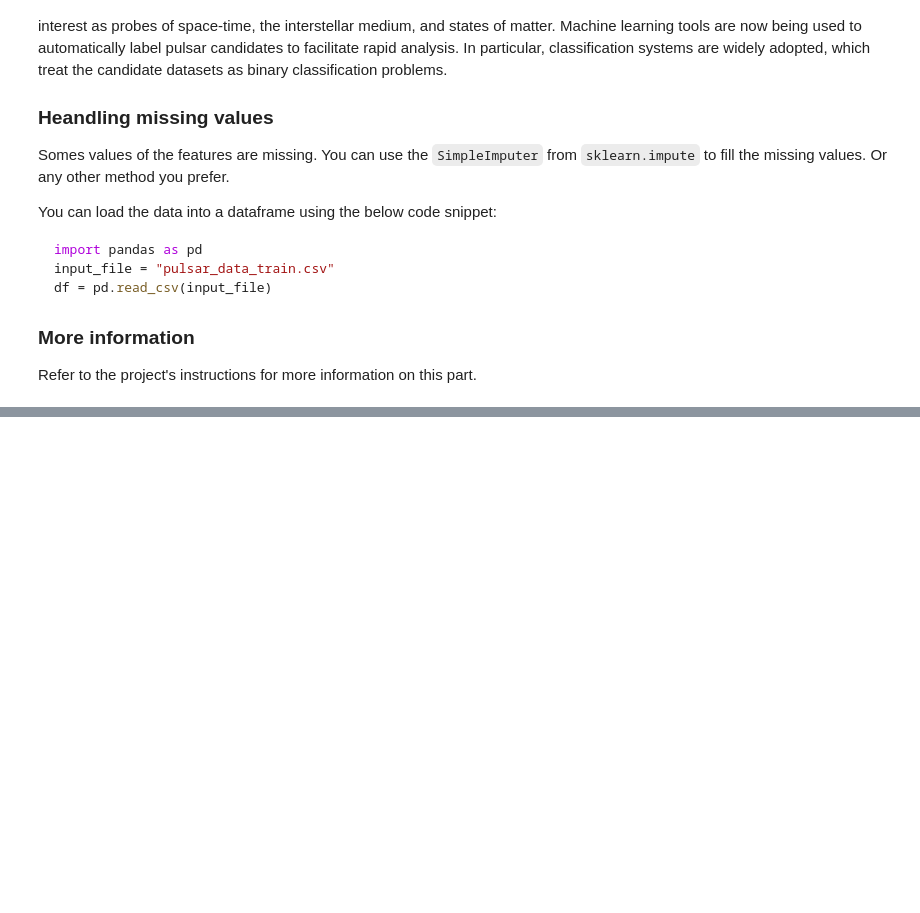
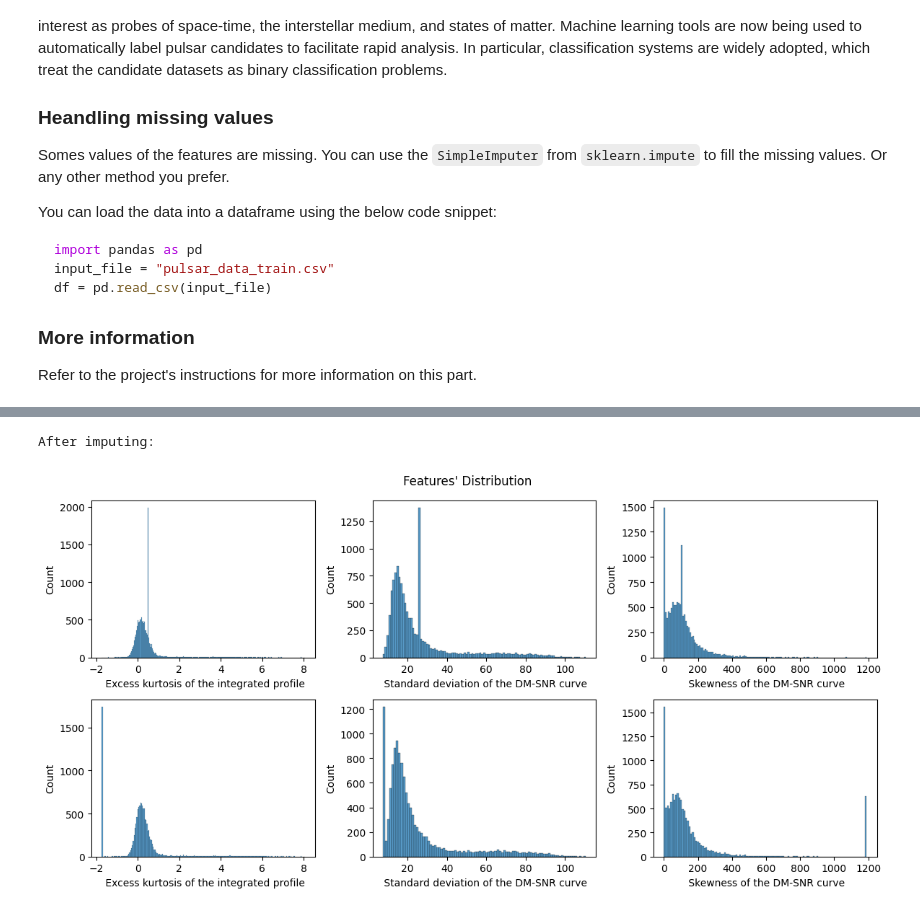
Before and after one commit to ChelsyMena/svm-classification, a Jupyter notebook: example_notebook.ipynb, the cells around one changed output, grey strips where cells are left out. Saved outputs shown, nothing was run; the diff lists cells and outputs as text; code cells hidden in the pictures; blank space fills up the shorter version.

```diff
--- a/example_notebook.ipynb
+++ b/example_notebook.ipynb
@@ -255,0 +304,22 @@ Refer to the project's instructions for more information on this part.
+# %%
+train_data_mean = train_data.fillna(train_data.mean())
+train_data_mode = train_data.apply(lambda x: x.fillna(x.mode()[0]))
+
+print("After imputing:")
+fix, axes = plt.subplots(2, 3, figsize=(12, 6))
+
+i = 0
+for column in [
+	' Excess kurtosis of the integrated profile',
+	' Standard deviation of the DM-SNR curve',
+	' Skewness of the DM-SNR curve'
+]:
+	sns.histplot(train_data_mean[column], ax=axes.flatten()[i])
+	sns.histplot(train_data_mode[column], ax=axes.flatten()[i+3])
+	i+=1
+
+plt.suptitle("Features' Distribution")
+plt.tight_layout();
+# %% [output]
+After imputing:
+[figure, added]
```
Also changed, not shown: parts of 13 cells of this notebook.
